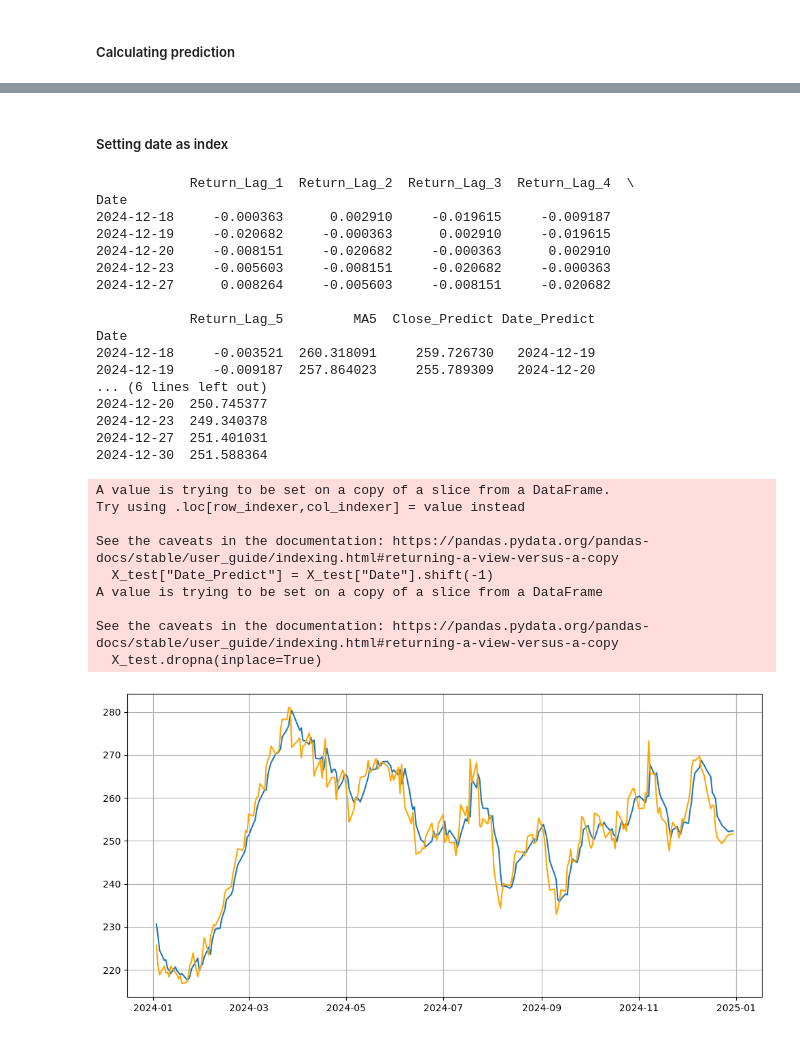
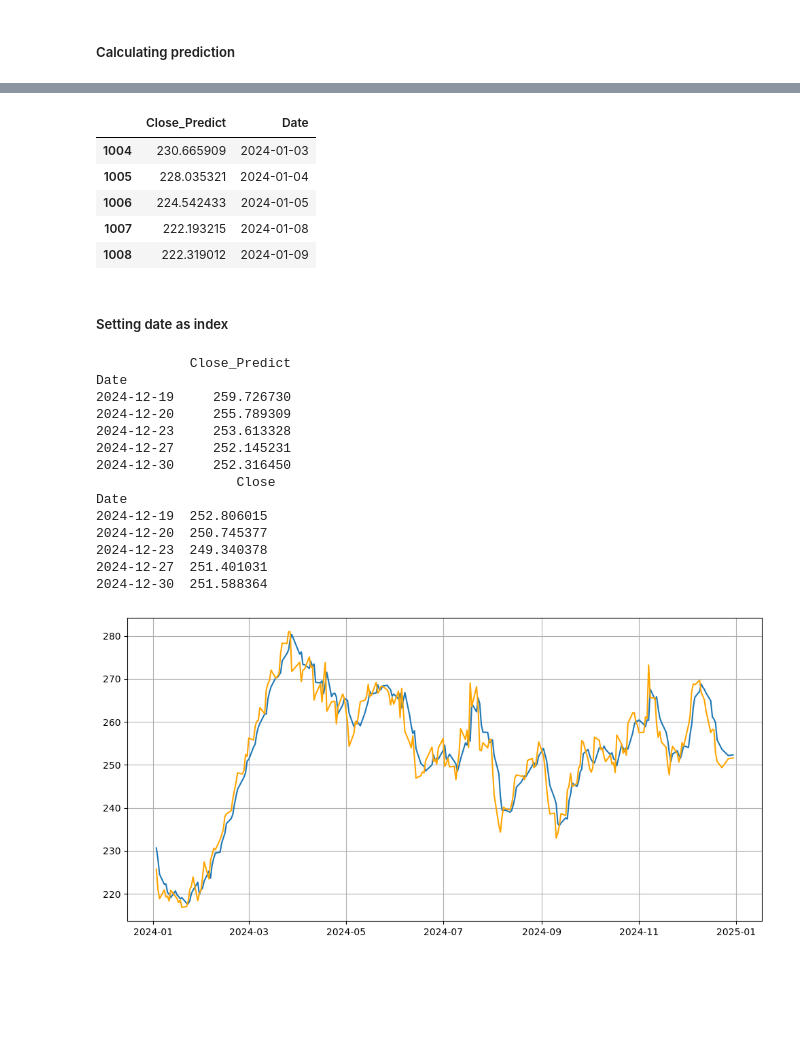
Before and after one commit to MelkerBondjers/OLS_linear_regression_VOLV-B, a Jupyter notebook: notebooks/03_models.ipynb, the cells around one changed output, grey strips where cells are left out. Saved outputs shown, nothing was run; the diff lists cells and outputs as text; code cells hidden in the pictures; blank space fills up the shorter version.

```diff
--- a/notebooks/03_models.ipynb
+++ b/notebooks/03_models.ipynb
@@ -126,8 +126,3 @@ print(B)
 ### Calculating and plotting prediction
 # %% [markdown]
 ##### Calculating prediction
-# %%
-# Adding Columns Close_Predict based on the coefficients in B
-X_test["Close_Predict"] = B[0] + B[1]*X_test["Return_Lag_1"] + B[2]*X_test["Return_Lag_2"] + B[3]*X_test["Return_Lag_3"] + B[4]*X_test["Return_Lag_4"] + B[5]*X_test["Return_Lag_5"] + B[6]*X_test["MA5"]
-
-X_test.head()
@@ -146,52 +129,52 @@ See the caveats in the documentation: https://pandas.pydata.org/pandas-docs/stab
 # %%
+# Calculate predicted Close values for X_test using the coefficients in B
 Y_pred = B[0] + B[1]*X_test["Return_Lag_1"] + B[2]*X_test["Return_Lag_2"] + B[3]*X_test["Return_Lag_3"] + B[4]*X_test["Return_Lag_4"] + B[5]*X_test["Return_Lag_5"] + B[6]*X_test["MA5"]
 
+# Turning Y_pred into a dataframe
+Y_pred = pd.DataFrame(Y_pred, columns=["Close_Predict"])
+
+# Drop last row of Y_pred to match the length of Y_test
+Y_pred = Y_pred[:-1]
+
+# Adding Date column to Y_pred from Y_test
+Y_pred["Date"] = Y_test["Date"]
+
+# Check
 Y_pred.head()
+# %% [output]
+|  | Close_Predict | Date |
+| 1004 | 230.665909 | 2024-01-03 |
+| 1005 | 228.035321 | 2024-01-04 |
+| 1006 | 224.542433 | 2024-01-05 |
+| 1007 | 222.193215 | 2024-01-08 |
+| 1008 | 222.319012 | 2024-01-09 |
 # %% [markdown]
 ##### Setting date as index
 # %%
-# Adding date as a column
-X_test["Date_Predict"] = X_test["Date"].shift(-1)
-
-# Removing the last row with NaN value
-X_test.dropna(inplace=True)
-
 # Setting the date as index
-X_test.set_index("Date", inplace=True)
+Y_pred.set_index("Date", inplace=True)
 Y_test.set_index("Date", inplace=True)
 
 # Turing the index into the datatype datetime
-X_test.index = pd.to_datetime(X_test.index)
+Y_pred.index = pd.to_datetime(Y_pred.index)
 Y_test.index = pd.to_datetime(Y_test.index)
 
 #Check
-print(X_test.tail(),"\n", Y_test.tail())
+print(Y_pred.tail(),"\n", Y_test.tail())
 # %% [output]
-            Return_Lag_1  Return_Lag_2  Return_Lag_3  Return_Lag_4  \
+            Close_Predict
 Date
-2024-12-18     -0.000363      0.002910     -0.019615     -0.009187
-2024-12-19     -0.020682     -0.000363      0.002910     -0.019615
-2024-12-20     -0.008151     -0.020682     -0.000363      0.002910
-2024-12-23     -0.005603     -0.008151     -0.020682     -0.000363
-2024-12-27      0.008264     -0.005603     -0.008151     -0.020682
-
-            Return_Lag_5         MA5  Close_Predict Date_Predict
+2024-12-19     259.726730
+2024-12-20     255.789309
+2024-12-23     253.613328
+2024-12-27     252.145231
+2024-12-30     252.316450
+                  Close
 Date
-2024-12-18     -0.003521  260.318091     259.726730   2024-12-19
-2024-12-19     -0.009187  257.864023     255.789309   2024-12-20
-... (6 lines left out)
+2024-12-19  252.806015
 2024-12-20  250.745377
 2024-12-23  249.340378
 2024-12-27  251.401031
 2024-12-30  251.588364
-A value is trying to be set on a copy of a slice from a DataFrame.
-Try using .loc[row_indexer,col_indexer] = value instead
-
-See the caveats in the documentation: https://pandas.pydata.org/pandas-docs/stable/user_guide/indexing.html#returning-a-view-versus-a-copy
-  X_test["Date_Predict"] = X_test["Date"].shift(-1)
-A value is trying to be set on a copy of a slice from a DataFrame
-
-See the caveats in the documentation: https://pandas.pydata.org/pandas-docs/stable/user_guide/indexing.html#returning-a-view-versus-a-copy
-  X_test.dropna(inplace=True)
 # %%
 plt.figure(figsize=(10,5))
```
Also changed, not shown: parts of 8 cells of this notebook, 1 other file.
